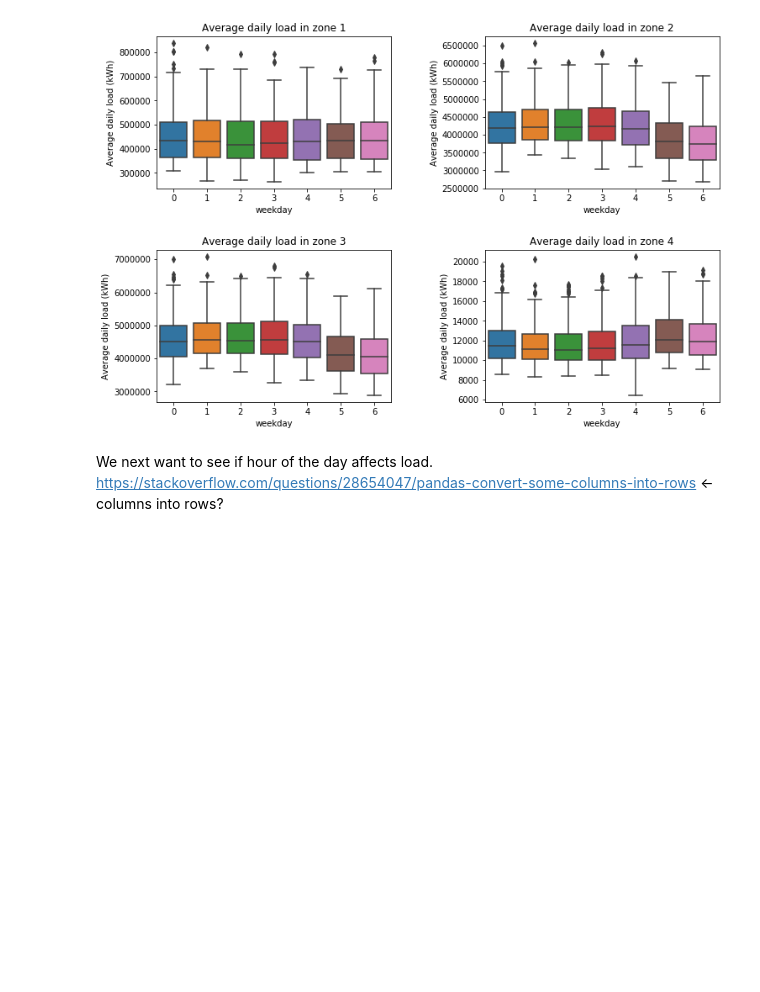
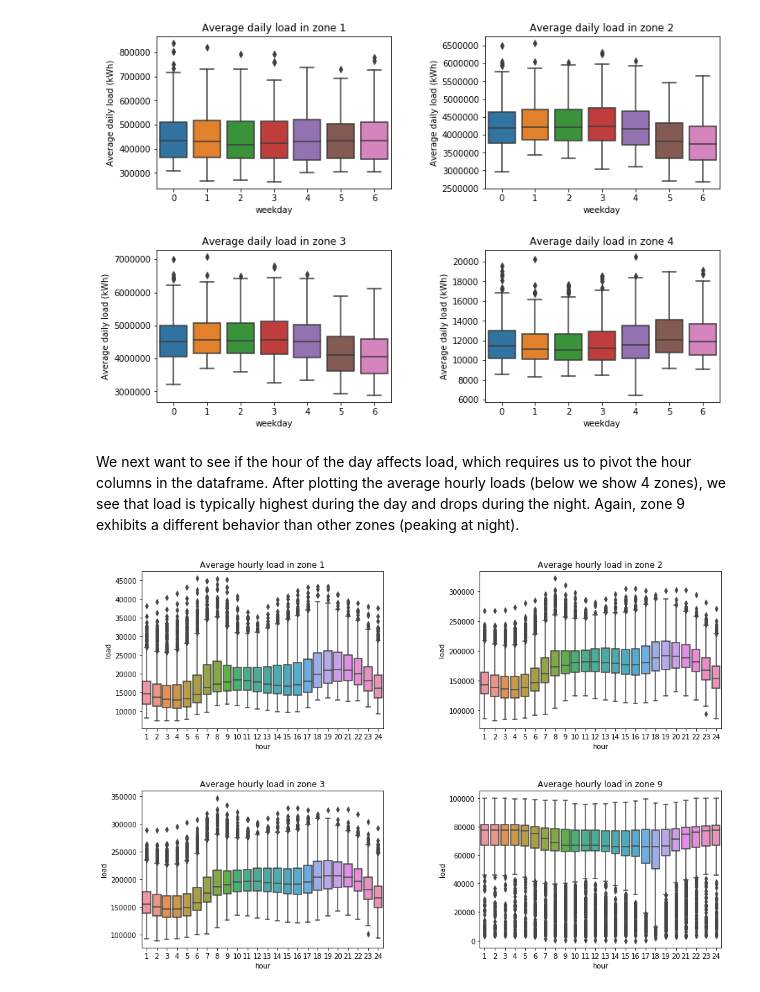
Before and after one commit to jingweikang/GlobalEnergyForecasting2012, a Jupyter notebook: Global Energy Forecasting Competition 2012 EDA.ipynb, the cells around one changed output. Drawn from its saved outputs; the diff is of its cells as text; code cells hidden in the pictures; blank space fills up the shorter version.

```diff
--- a/Global Energy Forecasting Competition 2012 EDA.ipynb
+++ b/Global Energy Forecasting Competition 2012 EDA.ipynb
@@ -169,5 +170,24 @@ ax4.set_title('Average daily load in zone 4')
 plt.subplots_adjust(wspace=0.4, hspace=0.4)
 # %% [output]
 [figure]
-# %% [markdown]
-We next want to see if hour of the day affects load.  https://stackoverflow.com/questions/28654047/pandas-convert-some-columns-into-rows <- columns into rows?
+# %% [markdown]
+We next want to see if the hour of the day affects load, which requires us to pivot the hour columns in the dataframe. After plotting the average hourly loads (below we show 4 zones), we see that load is typically highest during the day and drops during the night. Again, zone 9 exhibits a different behavior than other zones (peaking at night).
+# %%
+fig, ((ax1, ax2), (ax3, ax4)) = plt.subplots(nrows=2, ncols=2, figsize=(15,10))
+hourly_load = (load_df.drop(['date', 'daily_load', 'year', 'month', 'day', 'weekday'], axis=1)
+               .melt(id_vars=['zone_id'], var_name='hour', value_name='load'))
+sns.boxplot(x='hour', y='load', data=hourly_load[hourly_load['zone_id']==1], ax=ax1)
+ax1.set_xticklabels(range(1, 25))
+ax1.set_title('Average hourly load in zone 1')
+sns.boxplot(x='hour', y='load', data=hourly_load[hourly_load['zone_id']==2], ax=ax2)
+ax2.set_xticklabels(range(1, 25))
+ax2.set_title('Average hourly load in zone 2')
+sns.boxplot(x='hour', y='load', data=hourly_load[hourly_load['zone_id']==3], ax=ax3)
+ax3.set_xticklabels(range(1, 25))
+ax3.set_title('Average hourly load in zone 3')
+sns.boxplot(x='hour', y='load', data=hourly_load[hourly_load['zone_id']==9], ax=ax4)
+ax4.set_xticklabels(range(1, 25))
+ax4.set_title('Average hourly load in zone 9')
+plt.subplots_adjust(wspace=0.4, hspace=0.4)
+# %% [output]
+[figure, added]
```
Also changed, not shown: parts of 3 cells of this notebook, 3 other files.
